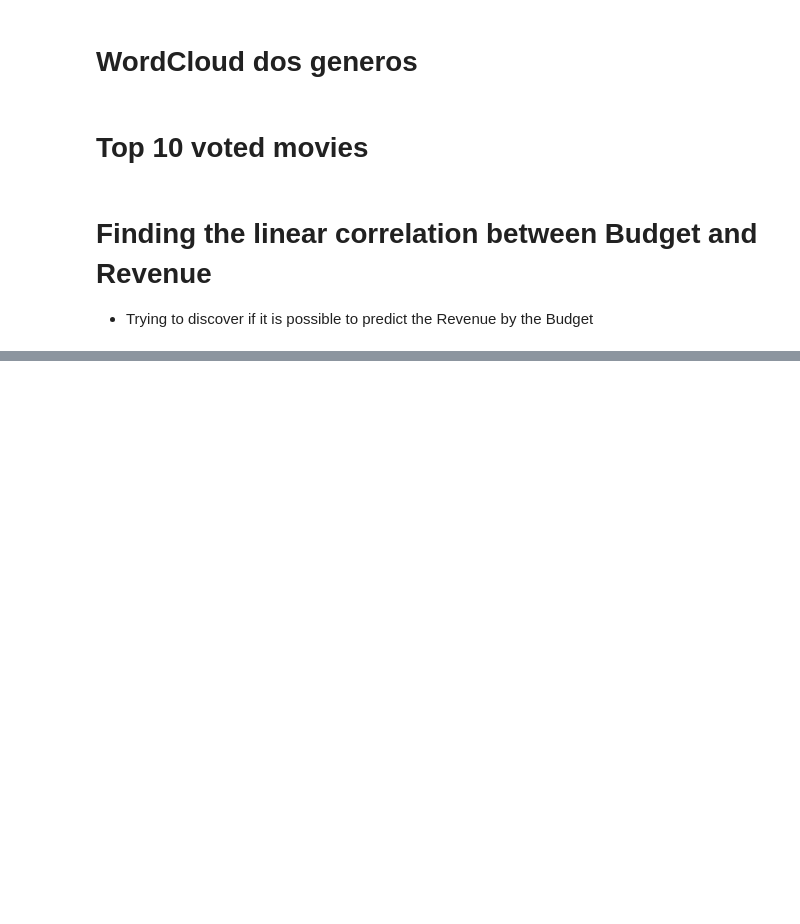
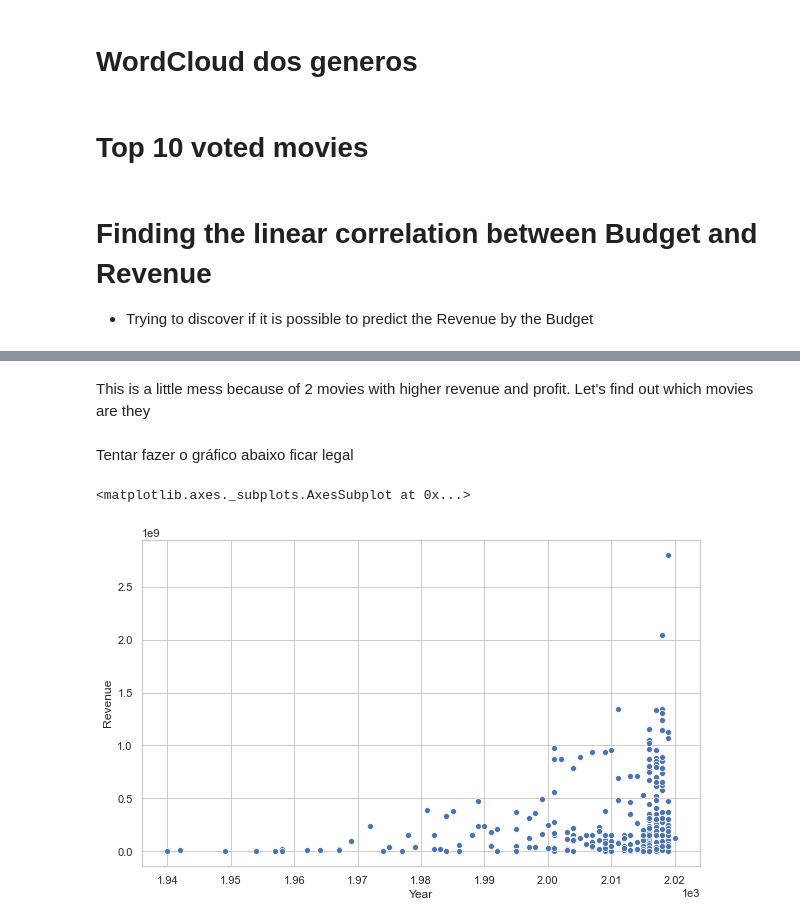
Before and after one commit to gabieller/MoviesDataBase, a Jupyter notebook: graph_analysis.ipynb, the cells around one changed output, grey strips where cells are left out. Saved outputs shown, nothing was run; the diff lists cells and outputs as text; code cells hidden in the pictures; blank space fills up the shorter version.

```diff
--- a/graph_analysis.ipynb
+++ b/graph_analysis.ipynb
@@ -42,4 +41,5 @@ It's possible to save another csv with all columns complete
 # %%
-base.to_csv("Movies_median.csv", index=False)
+base["Profit"] = base["Revenue"] - base["Budget"]
+base.to_csv("Movies_profit.csv", index=False)
 # %% [markdown]
 # Graph Analysis
@@ -184,0 +195,2 @@ ax.axes.set_ylim(min(base.Budget), max(base.Revenue))
+# %% [markdown]
+This is a little mess because of 2 movies with higher revenue and profit. Let's find out which movies are they
@@ -186,0 +204,7 @@ base.describe()
+# %% [markdown]
+ Tentar fazer o gráfico abaixo ficar legal
+# %%
+sns.scatterplot(data = base, x = "Year", y = "Revenue")
+# %% [output]
+<matplotlib.axes._subplots.AxesSubplot at 0x...>
+[figure, added]
```
Also changed, not shown: parts of 15 cells of this notebook, 3 other files.
